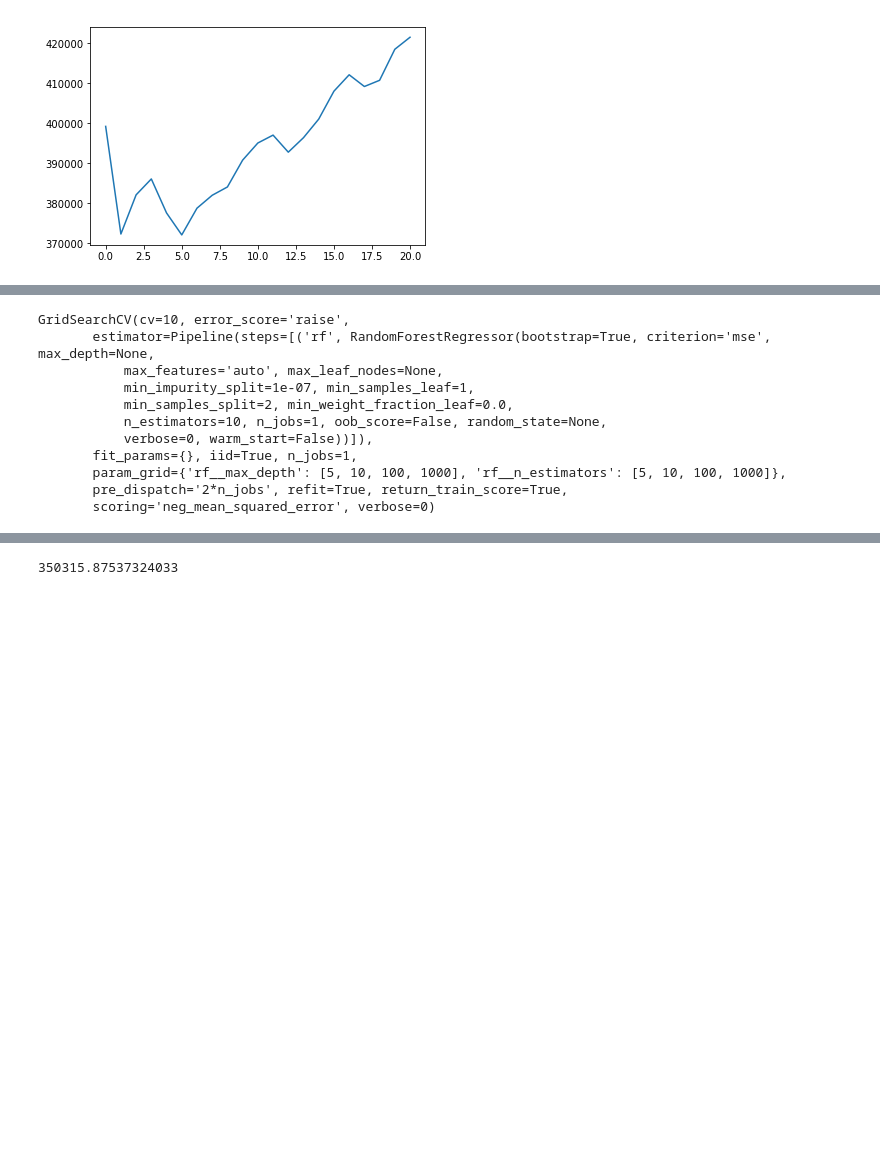
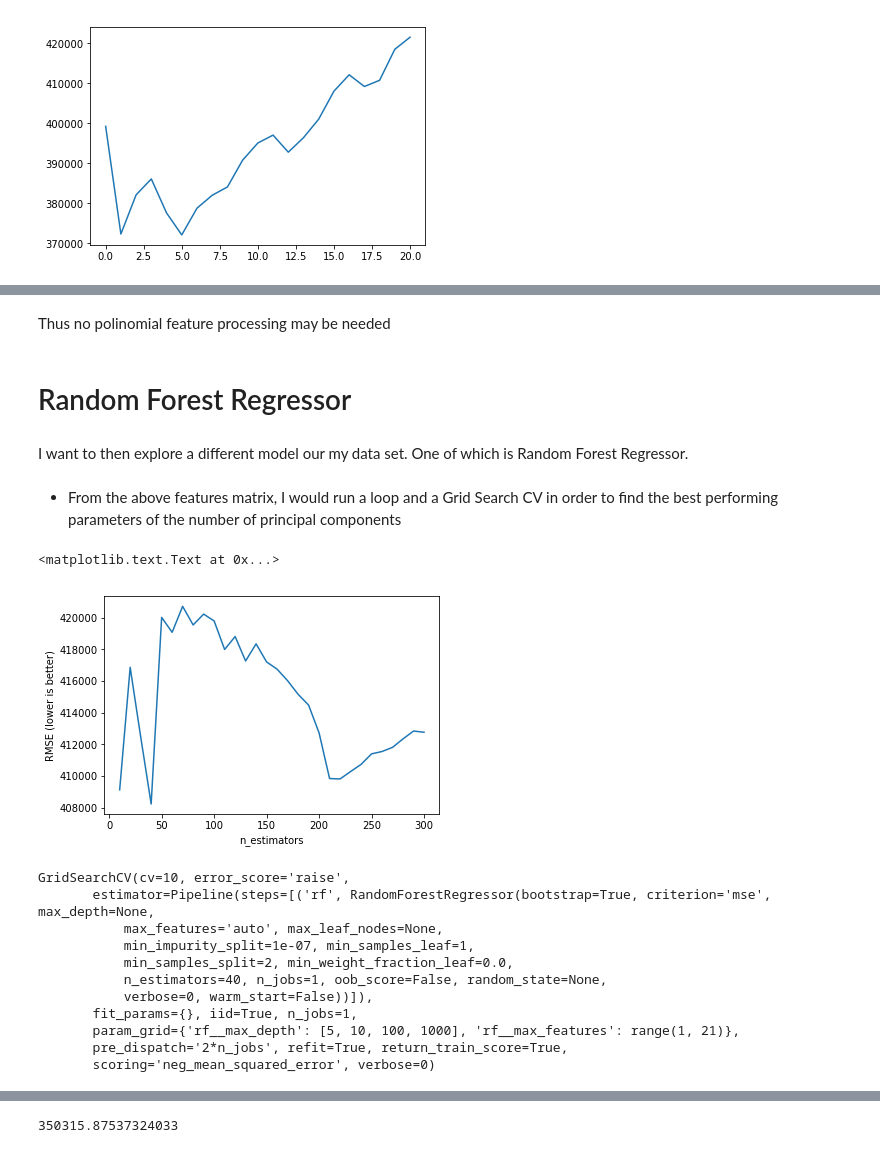
Before and after one commit to minhchan11/GA-Capstone-RealEstate, a Jupyter notebook: notebooks/Part 2_Deep Experimentation.ipynb, the cells around one changed output, grey strips where cells are left out. Saved outputs shown, nothing was run; the diff lists cells and outputs as text; code cells hidden in the pictures; blank space fills up the shorter version.

```diff
--- a/notebooks/Deep Experimentation.ipynb
+++ b/notebooks/Part 2_Deep Experimentation.ipynb
@@ -301,7 +323,7 @@ X=df[['bedrooms_total',
  'short_sale',
  'basement_access_type',
  'current_use']]
-y = target
+y = df['price_closed']
 # %%
 scaler= StandardScaler()
 scaled_X = scaler.fit_transform(X)
@@ -373,23 +412,44 @@ plt.plot(performance_PCA)
+# %% [markdown]
+Thus no polinomial feature processing may be needed
+# %% [markdown]
+# Random Forest Regressor
+# %% [markdown]
+I want to then explore a different model our my data set. One of which is Random Forest Regressor.
+# %% [markdown]
+* From the above features matrix, I would run a loop and a Grid Search CV in order to find the best performing parameters of the number of principal components
+# %%
+estimator_range = range(10, 310, 10)
+
+RMSE_scores = []
+
+for estimator in estimator_range:
+    rfreg = RandomForestRegressor(n_estimators=estimator, random_state=1)
+    MSE_scores = cross_val_score(rfreg, X, y, cv=5, scoring='neg_mean_squared_error')
+    RMSE_scores.append(np.mean(np.sqrt(-MSE_scores)))
+# %%
+plt.plot(estimator_range, RMSE_scores)
+plt.xlabel('n_estimators')
+plt.ylabel('RMSE (lower is better)')
+# %% [output]
+<matplotlib.text.Text at 0x...>
+[figure, added]
 # %%
-param_grid = {'rf__max_depth': [5,10,100,1000], 'rf__n_estimators': [5,10,100,1000]}
+param_grid = {'rf__max_depth': [5,10,100,1000], 'rf__max_features': range(1,22)}
 pipeline = Pipeline([
-    ('rf', RandomForestRegressor()),
+    ('rf', RandomForestRegressor(n_estimators=40)),
 ])
 grid = GridSearchCV(pipeline, param_grid, cv=10, scoring='neg_mean_squared_error')
 grid.fit(X,y)
-
-# poly = PolynomialFeatures(degree=2)
-# poly.fit_transform(X)
 # %% [output]
 GridSearchCV(cv=10, error_score='raise',
        estimator=Pipeline(steps=[('rf', RandomForestRegressor(bootstrap=True, criterion='mse', max_depth=None,
            max_features='auto', max_leaf_nodes=None,
            min_impurity_split=1e-07, min_samples_leaf=1,
            min_samples_split=2, min_weight_fraction_leaf=0.0,
-           n_estimators=10, n_jobs=1, oob_score=False, random_state=None,
+           n_estimators=40, n_jobs=1, oob_score=False, random_state=None,
            verbose=0, warm_start=False))]),
        fit_params={}, iid=True, n_jobs=1,
-       param_grid={'rf__max_depth': [5, 10, 100, 1000], 'rf__n_estimators': [5, 10, 100, 1000]},
+       param_grid={'rf__max_depth': [5, 10, 100, 1000], 'rf__max_features': range(1, 21)},
        pre_dispatch='2*n_jobs', refit=True, return_train_score=True,
        scoring='neg_mean_squared_error', verbose=0)
 # %%
```
Also changed, not shown: parts of 122 cells of this notebook.
